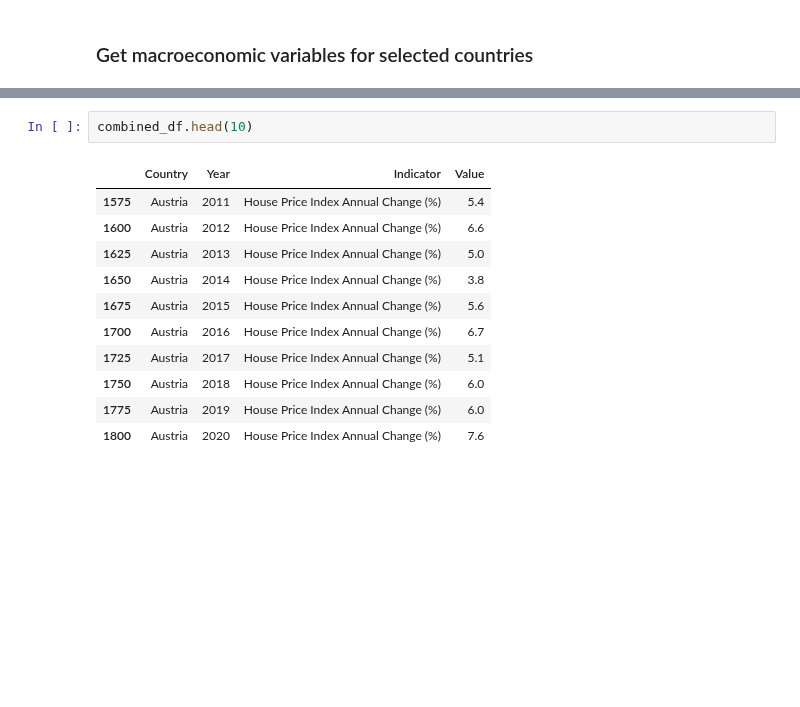
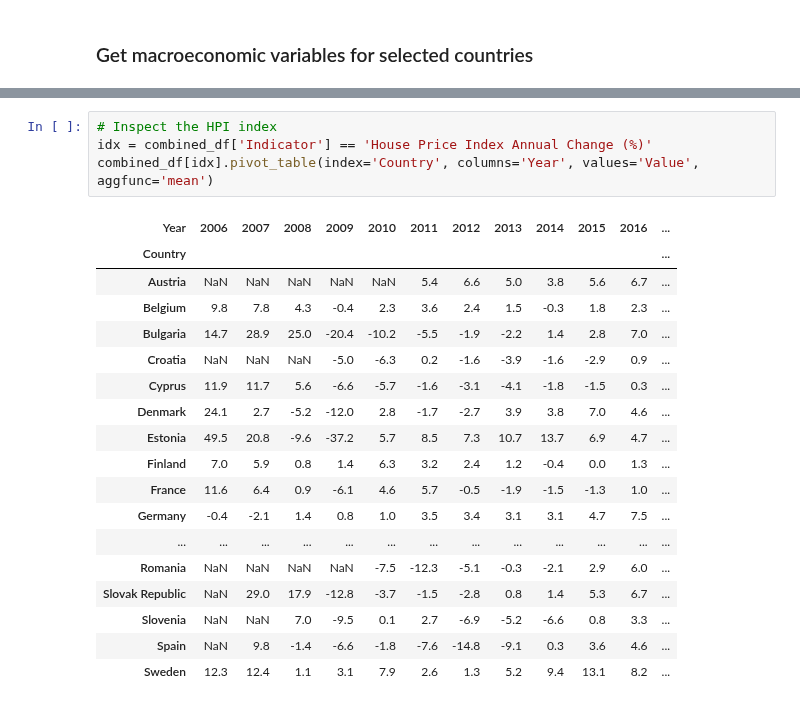
Before and after one commit to at621/snippets, a Jupyter notebook: create_macroeconomic_dataset.ipynb, the cells around one changed output, grey strips where cells are left out. Cells and saved outputs as stored; diff of their text form; blank space fills up the shorter version.

```diff
--- a/create_macroeconomic_dataset.ipynb
+++ b/create_macroeconomic_dataset.ipynb
@@ -153,14 +137,23 @@ combined_df.pivot_table(index='Country', columns='Indicator', values='Year', agg
-# %%
-combined_df.head(10)
-# %% [output]
-|  | Country | Year | Indicator | Value |
-| 1575 | Austria | 2011 | House Price Index Annual Change (%) | 5.4 |
-| 1600 | Austria | 2012 | House Price Index Annual Change (%) | 6.6 |
-| 1625 | Austria | 2013 | House Price Index Annual Change (%) | 5.0 |
-| 1650 | Austria | 2014 | House Price Index Annual Change (%) | 3.8 |
-| 1675 | Austria | 2015 | House Price Index Annual Change (%) | 5.6 |
-| 1700 | Austria | 2016 | House Price Index Annual Change (%) | 6.7 |
-| 1725 | Austria | 2017 | House Price Index Annual Change (%) | 5.1 |
-| 1750 | Austria | 2018 | House Price Index Annual Change (%) | 6.0 |
-| 1775 | Austria | 2019 | House Price Index Annual Change (%) | 6.0 |
-| 1800 | Austria | 2020 | House Price Index Annual Change (%) | 7.6 |
+# %%
+# Inspect the HPI index
+idx = combined_df['Indicator'] == 'House Price Index Annual Change (%)'
+combined_df[idx].pivot_table(index='Country', columns='Year', values='Value', aggfunc='mean')
+# %% [output]
+| Year | 2006 | 2007 | 2008 | 2009 | 2010 | 2011 | 2012 | 2013 | 2014 | 2015 | 2016 | ... |
+| Country |  |  |  |  |  |  |  |  |  |  |  | ... |
+| Austria | NaN | NaN | NaN | NaN | NaN | 5.4 | 6.6 | 5.0 | 3.8 | 5.6 | 6.7 | ... |
+| Belgium | 9.8 | 7.8 | 4.3 | -0.4 | 2.3 | 3.6 | 2.4 | 1.5 | -0.3 | 1.8 | 2.3 | ... |
+| Bulgaria | 14.7 | 28.9 | 25.0 | -20.4 | -10.2 | -5.5 | -1.9 | -2.2 | 1.4 | 2.8 | 7.0 | ... |
+| Croatia | NaN | NaN | NaN | -5.0 | -6.3 | 0.2 | -1.6 | -3.9 | -1.6 | -2.9 | 0.9 | ... |
+| Cyprus | 11.9 | 11.7 | 5.6 | -6.6 | -5.7 | -1.6 | -3.1 | -4.1 | -1.8 | -1.5 | 0.3 | ... |
+| Denmark | 24.1 | 2.7 | -5.2 | -12.0 | 2.8 | -1.7 | -2.7 | 3.9 | 3.8 | 7.0 | 4.6 | ... |
+| Estonia | 49.5 | 20.8 | -9.6 | -37.2 | 5.7 | 8.5 | 7.3 | 10.7 | 13.7 | 6.9 | 4.7 | ... |
+| Finland | 7.0 | 5.9 | 0.8 | 1.4 | 6.3 | 3.2 | 2.4 | 1.2 | -0.4 | 0.0 | 1.3 | ... |
+| France | 11.6 | 6.4 | 0.9 | -6.1 | 4.6 | 5.7 | -0.5 | -1.9 | -1.5 | -1.3 | 1.0 | ... |
+| Germany | -0.4 | -2.1 | 1.4 | 0.8 | 1.0 | 3.5 | 3.4 | 3.1 | 3.1 | 4.7 | 7.5 | ... |
+| ... | ... | ... | ... | ... | ... | ... | ... | ... | ... | ... | ... | ... |
+| Romania | NaN | NaN | NaN | NaN | -7.5 | -12.3 | -5.1 | -0.3 | -2.1 | 2.9 | 6.0 | ... |
+| Slovak Republic | NaN | 29.0 | 17.9 | -12.8 | -3.7 | -1.5 | -2.8 | 0.8 | 1.4 | 5.3 | 6.7 | ... |
+| Slovenia | NaN | NaN | 7.0 | -9.5 | 0.1 | 2.7 | -6.9 | -5.2 | -6.6 | 0.8 | 3.3 | ... |
+| Spain | NaN | 9.8 | -1.4 | -6.6 | -1.8 | -7.6 | -14.8 | -9.1 | 0.3 | 3.6 | 4.6 | ... |
+| Sweden | 12.3 | 12.4 | 1.1 | 3.1 | 7.9 | 2.6 | 1.3 | 5.2 | 9.4 | 13.1 | 8.2 | ... |
```
Also changed, not shown: parts of 6 cells of this notebook.
